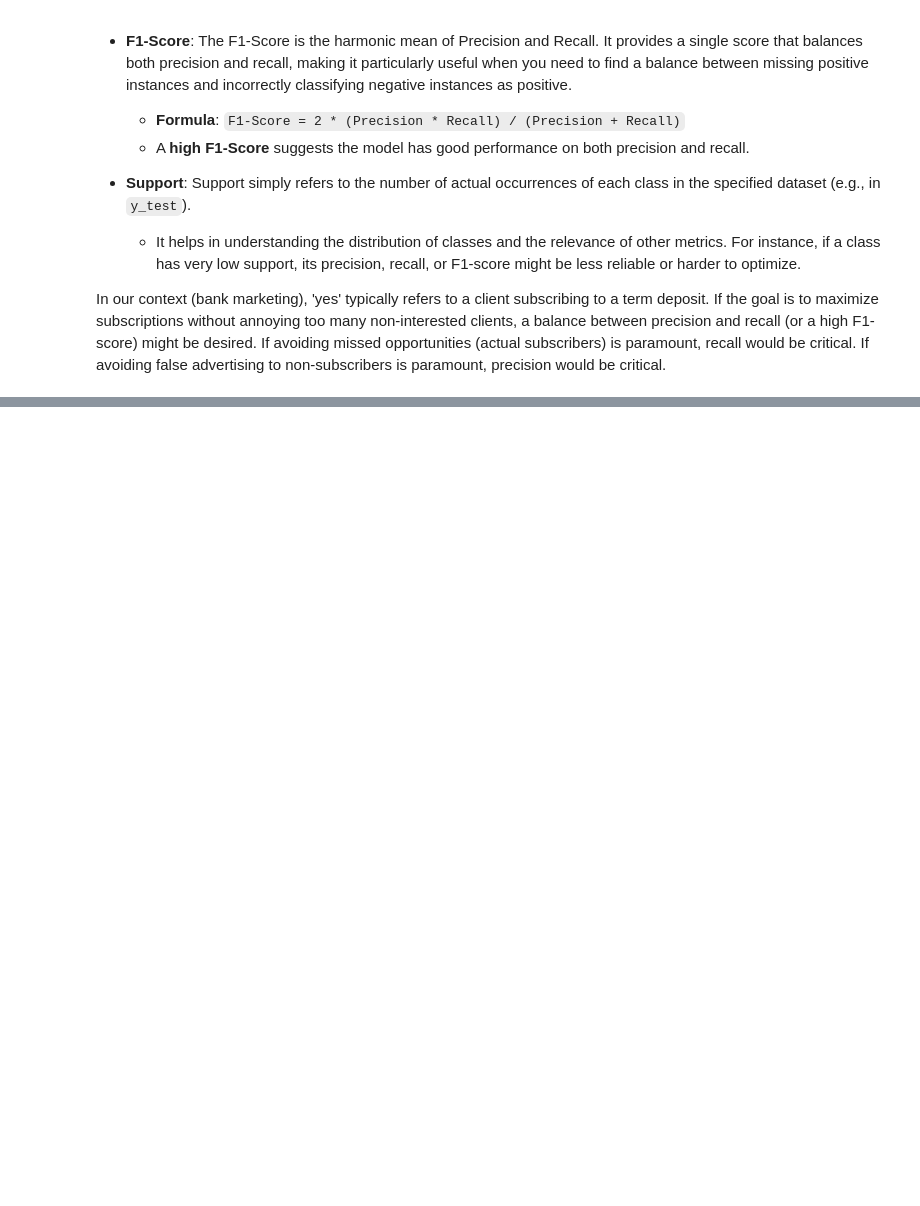
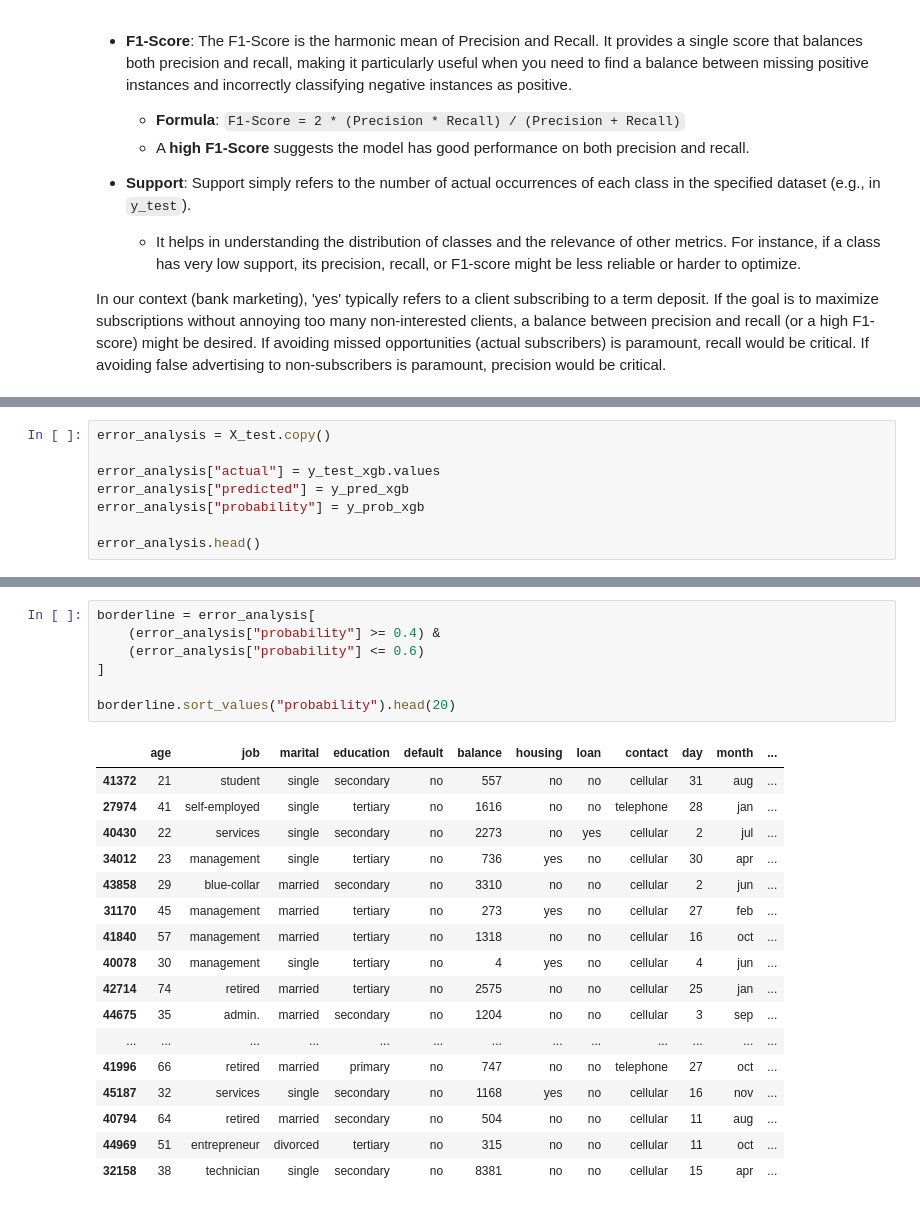
Before and after one commit to AtharvaChitnis/PGIT, a Jupyter notebook: Marketing_Research_ML.ipynb, the cells around one changed output, grey strips where cells are left out. Saved outputs shown, nothing was run; the diff lists cells and outputs as text; blank space fills up the shorter version.

Commit message:
Error Analysis + Experimentation with thresholds

```diff
--- a/Marketing_Research_ML.ipynb
+++ b/Marketing_Research_ML.ipynb
@@ -388,0 +567,8 @@ In our context (bank marketing), 'yes' typically refers to a client subscribing
+# %%
+error_analysis = X_test.copy()
+
+error_analysis["actual"] = y_test_xgb.values
+error_analysis["predicted"] = y_pred_xgb
+error_analysis["probability"] = y_prob_xgb
+
+error_analysis.head()
@@ -388,0 +688,25 @@ In our context (bank marketing), 'yes' typically refers to a client subscribing
+# %%
+borderline = error_analysis[
+    (error_analysis["probability"] >= 0.4) &
+    (error_analysis["probability"] <= 0.6)
+]
+
+borderline.sort_values("probability").head(20)
+# %% [output]
+|  | age | job | marital | education | default | balance | housing | loan | contact | day | month | ... |
+| 41372 | 21 | student | single | secondary | no | 557 | no | no | cellular | 31 | aug | ... |
+| 27974 | 41 | self-employed | single | tertiary | no | 1616 | no | no | telephone | 28 | jan | ... |
+| 40430 | 22 | services | single | secondary | no | 2273 | no | yes | cellular | 2 | jul | ... |
+| 34012 | 23 | management | single | tertiary | no | 736 | yes | no | cellular | 30 | apr | ... |
+| 43858 | 29 | blue-collar | married | secondary | no | 3310 | no | no | cellular | 2 | jun | ... |
+| 31170 | 45 | management | married | tertiary | no | 273 | yes | no | cellular | 27 | feb | ... |
+| 41840 | 57 | management | married | tertiary | no | 1318 | no | no | cellular | 16 | oct | ... |
+| 40078 | 30 | management | single | tertiary | no | 4 | yes | no | cellular | 4 | jun | ... |
+| 42714 | 74 | retired | married | tertiary | no | 2575 | no | no | cellular | 25 | jan | ... |
+| 44675 | 35 | admin. | married | secondary | no | 1204 | no | no | cellular | 3 | sep | ... |
+| ... | ... | ... | ... | ... | ... | ... | ... | ... | ... | ... | ... | ... |
+| 41996 | 66 | retired | married | primary | no | 747 | no | no | telephone | 27 | oct | ... |
+| 45187 | 32 | services | single | secondary | no | 1168 | yes | no | cellular | 16 | nov | ... |
+| 40794 | 64 | retired | married | secondary | no | 504 | no | no | cellular | 11 | aug | ... |
+| 44969 | 51 | entrepreneur | divorced | tertiary | no | 315 | no | no | cellular | 11 | oct | ... |
+| 32158 | 38 | technician | single | secondary | no | 8381 | no | no | cellular | 15 | apr | ... |
```
Also changed, not shown: parts of 25 cells of this notebook.
